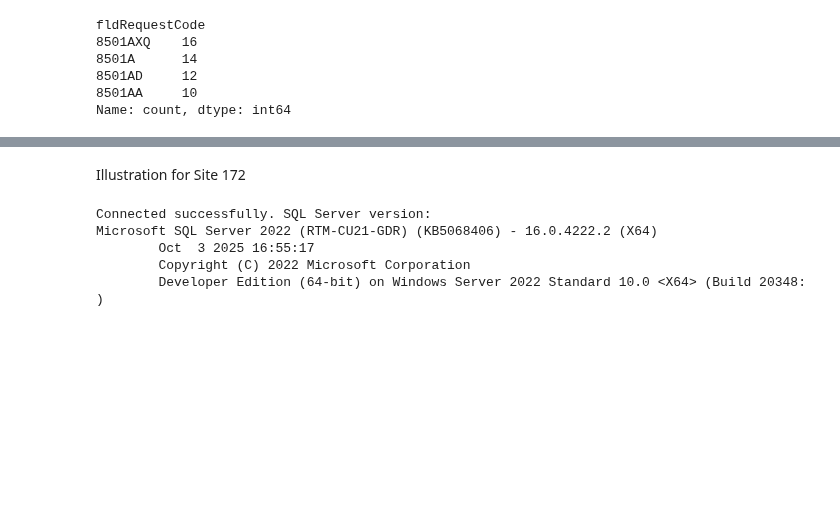
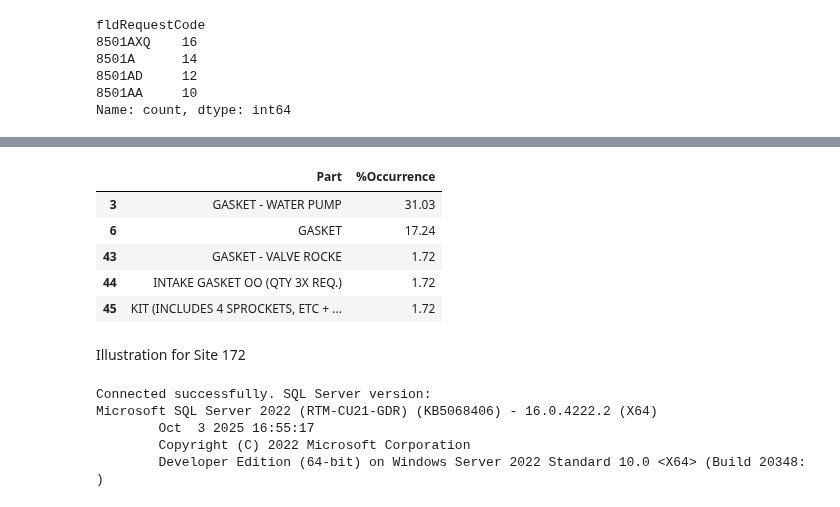
Before and after one commit to MeliPax/SPG, a Jupyter notebook: research/pull_vehicle_repair_data.ipynb, the cells around one changed output, grey strips where cells are left out. Cells and saved outputs as stored; diff of their text form; code cells hidden in the pictures; blank space fills up the shorter version.

```diff
--- a/research/pull_vehicle_repair_data.ipynb
+++ b/research/pull_vehicle_repair_data.ipynb
@@ -699,3 +696,25 @@ Parts % occurrence in a Water Pump or Gasket - Remove and Install job
+# %%
+
+# Exploring grouping parts that are same type to capture the true part occurrence
+# Example: Pump kit could be capture twice since their names might not be identical, leading to inaccurate occurrence percentage.
+
+grouping_key_words ={
+    "Water Pump":["pump ASY", ]
+}
+
+# Pump : remove  Gasket : 31.03, Kit: 13.79
+# Coolant sum all
+#
+#
+parts_summary_report_final[parts_summary_report_final["Part"].str.contains("Gasket", case=False)]
+# ["%Occurrence"].sum()
+# %% [output]
+|  | Part | %Occurrence |
+| 3 | GASKET - WATER PUMP | 31.03 |
+| 6 | GASKET | 17.24 |
+| 43 | GASKET - VALVE ROCKE | 1.72 |
+| 44 | INTAKE GASKET OO (QTY 3X REQ.) | 1.72 |
+| 45 | KIT (INCLUDES 4 SPROCKETS, ETC + ... | 1.72 |
 # %% [markdown]
 Illustration for Site 172
 # %%
```
Also changed, not shown: parts of 20 cells of this notebook.
